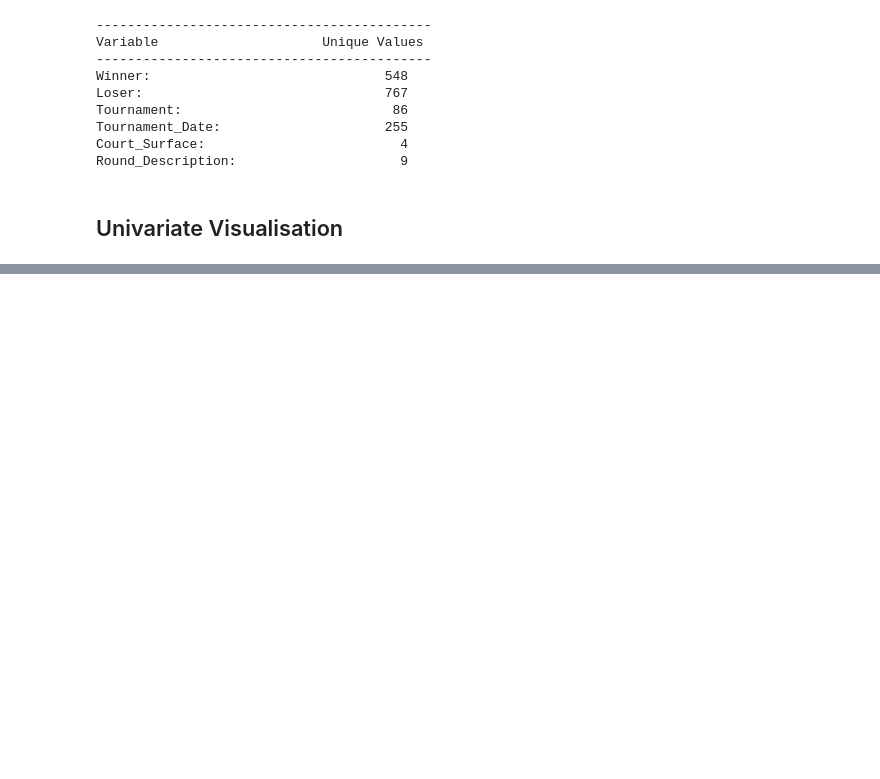
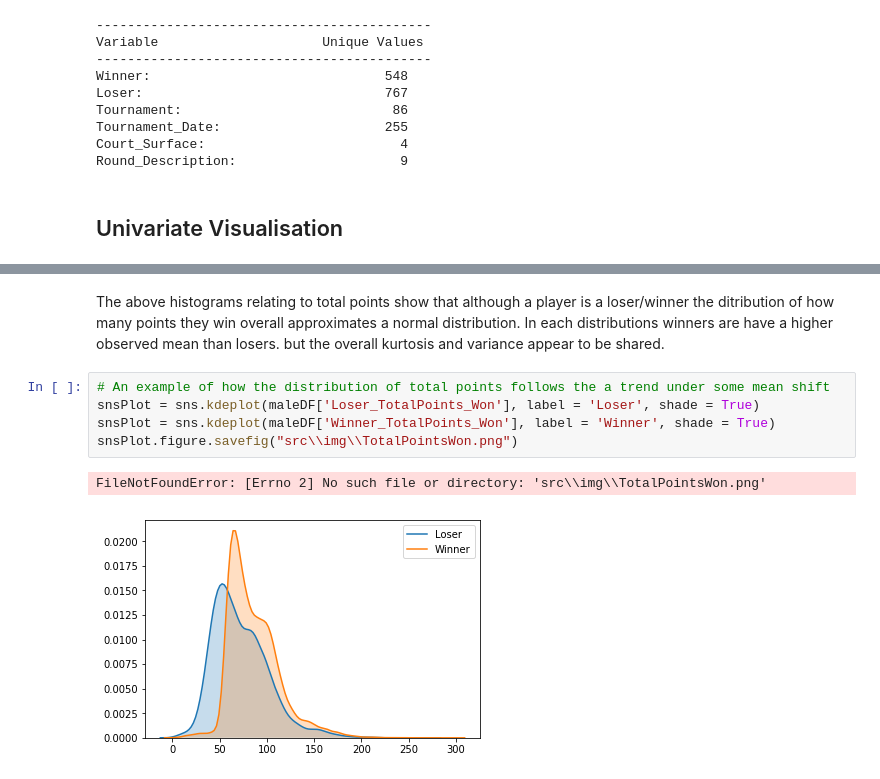
Before and after one commit to Jfbarr/aus_open_datathon_2019, a Jupyter notebook: Workbook.ipynb, the cells around one changed output, grey strips where cells are left out. Drawn from its saved outputs; the diff is of its cells as text; blank space fills up the shorter version.

```diff
--- a/Workbook.ipynb
+++ b/Workbook.ipynb
@@ -253,0 +253,10 @@ plt.savefig(src+'\\img\\AllCatagoricalBarCharts')
+# %% [markdown]
+The above histograms relating to total points show that although a player is a loser/winner the ditribution of how many points they win overall approximates a normal distribution. In each distributions winners are have a higher observed mean than losers.  but the overall kurtosis and variance appear to be shared.
+# %%
+# An example of how the distribution of total points follows the a trend under some mean shift
+snsPlot = sns.kdeplot(maleDF['Loser_TotalPoints_Won'], label = 'Loser', shade = True)
+snsPlot = sns.kdeplot(maleDF['Winner_TotalPoints_Won'], label = 'Winner', shade = True)
+snsPlot.figure.savefig("src\\img\\TotalPointsWon.png")
+# %% [output]
+FileNotFoundError: [Errno 2] No such file or directory: 'src\\img\\TotalPointsWon.png'
+[figure, added]
```
Also changed, not shown: parts of 7 cells of this notebook, 3 other files.
